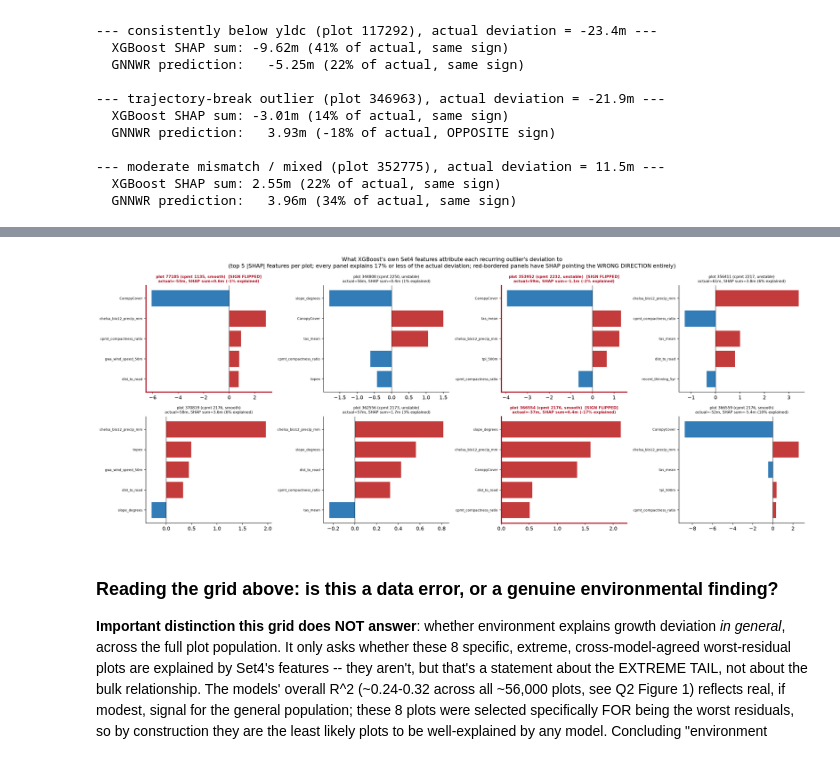
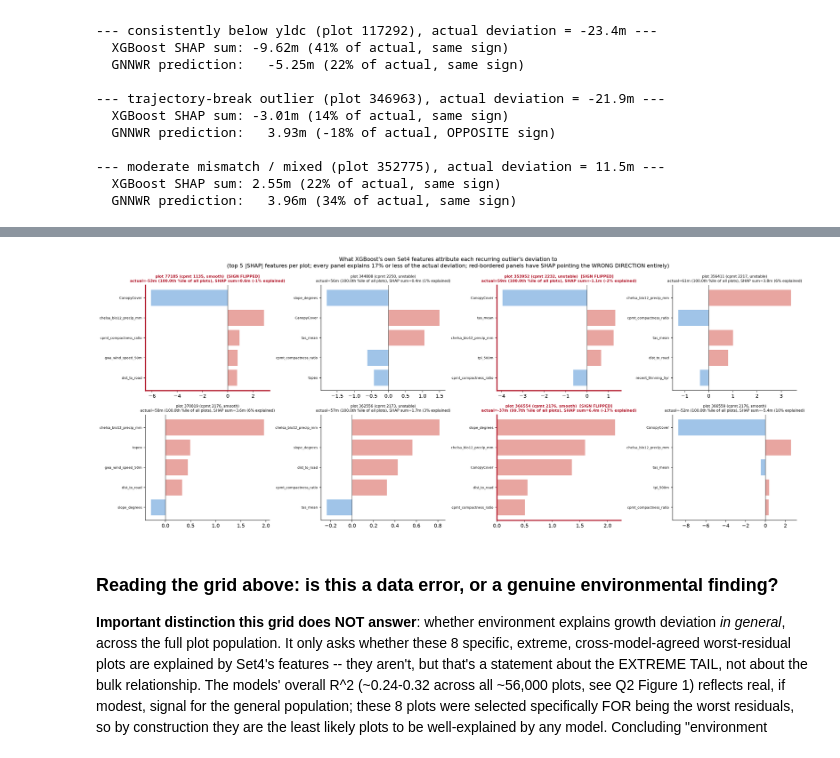
Before and after one commit to shreeyagorasia/forest_diss, a Jupyter notebook: notebooks/results_figures_q2_rq3.ipynb, the cells around one changed output, grey strips where cells are left out. Drawn from its saved outputs; the diff is of its cells as text; code cells hidden in the pictures.

```diff
--- a/notebooks/results_figures_q2_rq3.ipynb
+++ b/notebooks/results_figures_q2_rq3.ipynb
@@ -668,14 +764,16 @@ for ax, (pattern, info) in zip(axes, archetype_examples.items()):
     obs_min_age, obs_max_age = plot_rows["Age"].min(), plot_rows["Age"].max()
     wide_ages = np.linspace(max(0, obs_min_age - 15), obs_max_age + 15, 100)
     wide_benchmark = y_max_yldc * (1 - np.exp(-p4 * wide_ages)) ** p5
-    ax.plot(wide_ages, wide_benchmark, linestyle="--", color=COLOR_XGBOOST, linewidth=1.4,
+    ax.plot(wide_ages, wide_benchmark, linestyle="--", color=COLOR_CURVE, linewidth=1.4,
             label="yield-class benchmark (extrapolated)", zorder=2)
 
     # --- Shade the deviation itself as an area, not just a gap the reader has to infer between
     # two lines -- restricted to the observed age range only (no observed trajectory exists in the
-    # extrapolated region to shade against). ---
+    # extrapolated region to shade against). Uses COLOR_CURVE (not COLOR_XGBOOST) -- this is the
+    # analytical yield-class benchmark, not the XGBoost model; the two colours used to be identical
+    # by coincidence, no longer are after 2026-08-21's model-colour change. ---
     ax.fill_between(plot_rows["Age"], plot_rows["elev_percentile_95th"], plot_rows["top_height95_yldc_predicted"],
-                     color=COLOR_XGBOOST, alpha=0.15, zorder=1, label="deviation")
+                     color=COLOR_CURVE, alpha=0.15, zorder=1, label="deviation")
     ax.plot(plot_rows["Age"], plot_rows["elev_percentile_95th"], marker="o", color=COLOR_NEUTRAL_EDGE,
             linewidth=1.6, label="observed", zorder=3)
 
@@ -943,13 +1052,20 @@ shap_feature_cols = [c for c in shap_df.columns if c not in ("identification", "
 # this uses the full outliers_4survey population computed earlier in this notebook.
 outlier_plots_all8 = outliers_4survey[["identification", "cpmt", "sub_population"]].reset_index(drop=True)
 
-# Bar colours pulled from the SAME diverging colormap (RdBu_r) used by every map in this
-# dissertation -- red=positive push, blue=negative push, matching the established convention
-# rather than reusing COLOR_XGBOOST/COLOR_EN (which mean something else -- specific MODELS --
-# everywhere else these figures use them; here the colour only needs to encode sign).
-_diverging = mpl.colormaps[DIVERGING_CMAP]
-POS_SHAP_COLOR = _diverging(0.85)
-NEG_SHAP_COLOR = _diverging(0.15)
+# Bar colours: red=positive push, blue=negative push, matching every diverging map's convention
+# in this dissertation, rather than reusing COLOR_XGBOOST/COLOR_EN (which mean something else --
+# specific MODELS -- everywhere else these figures use them; here the colour only needs to encode
+# sign). 2026-08-21: pulling straight from RdBu_r's own 0.85/0.15 ends gave fully-saturated dark
+# red/blue -- too strong/bright next to this session's pastel model-colour palette -- so these are
+# now fixed pastel tints instead of colormap samples.
+POS_SHAP_COLOR = "#E8A5A0"  # pastel red
+NEG_SHAP_COLOR = "#A0C4E8"  # pastel blue
+
+# "How much of an outlier" each of the 8 is, on a common scale, since they were NOT selected by
+# ranking this variable (see markdown above -- cross-model agreement, not a Tukey fence). Ranked
+# against the FULL population's |local_y_max_difference|, not just the 8, so "99.9th percentile"
+# means something (comparable to the 266-plot Tukey population's own 99.5th-ish percentile cut).
+abs_deviation_all_plots = panel_a_table["local_y_max_difference"].abs()
 
 fig, axes = plt.subplots(2, 4, figsize=(20, 8))
 axes = axes.flatten()
@@ -969,35 +1085,37 @@ for ax, (_, outlier_row) in zip(axes, outlier_plots_all8.iterrows()):
     # ever changes -- a plot is "sign-flipped" if the model's own attributed direction disagrees
     # with which way the plot actually deviated.
     sign_flipped = actual_value != 0 and np.sign(shap_sum) != np.sign(actual_value)
+    outlier_percentile = (abs_deviation_all_plots < abs(actual_value)).mean() * 100
 
     top5 = shap_values.reindex(shap_values.abs().sort_values(ascending=False).index[:5])
     bar_colors = [POS_SHAP_COLOR if v > 0 else NEG_SHAP_COLOR for v in top5.values]
     ax.barh(range(len(top5)), top5.values, color=bar_colors)
     ax.set_yticks(range(len(top5)))
     ax.set_yticklabels(top5.index, fontsize=6.5)
     ax.axvline(0, color="black", linewidth=0.6)
     cpmt_value = int(outlier_row["cpmt"])
     subpop_value = outlier_row["sub_population"]
     flag_text = "  [SIGN FLIPPED]" if sign_flipped else ""
     title_color = "#B2182B" if sign_flipped else "black"  # matches the diverging map's own red
     ax.set_title(f"plot {pid} (cpmt {cpmt_value}, {subpop_value}){flag_text}\n"
-                 f"actual={actual_value:.0f}m, SHAP sum={shap_sum:.1f}m ({explained_pct:.0f}% explained)",
+                 f"actual={actual_value:.0f}m ({outlier_percentile:.1f}th %ile of all plots), "
+                 f"SHAP sum={shap_sum:.1f}m ({explained_pct:.0f}% explained)",
                  fontsize=7.5, color=title_color, fontweight="bold" if sign_flipped else "normal")
     ax.invert_yaxis()
     if sign_flipped:
         # Red border around the whole panel -- flags it at a glance, not just in the title text.
         for spine in ax.spines.values():
             spine.set_edgecolor("#B2182B")
             spine.set_linewidth(2.2)
 
 fig.suptitle("What XGBoost's own Set4 features attribute each recurring outlier's deviation to\n"
              "(top 5 |SHAP| features per plot; every panel explains 17% or less of the actual deviation; "
              "red-bordered panels have SHAP pointing the WRONG DIRECTION entirely)",
              fontsize=11)
 plt.tight_layout()
 plt.show()
 # %% [output]
-[figure, old version]
+[figure, new version]
 # %% [markdown]
 ### Reading the grid above: is this a data error, or a genuine environmental finding?
 
```
Also changed, not shown: parts of 11 cells of this notebook, 27 other files.
